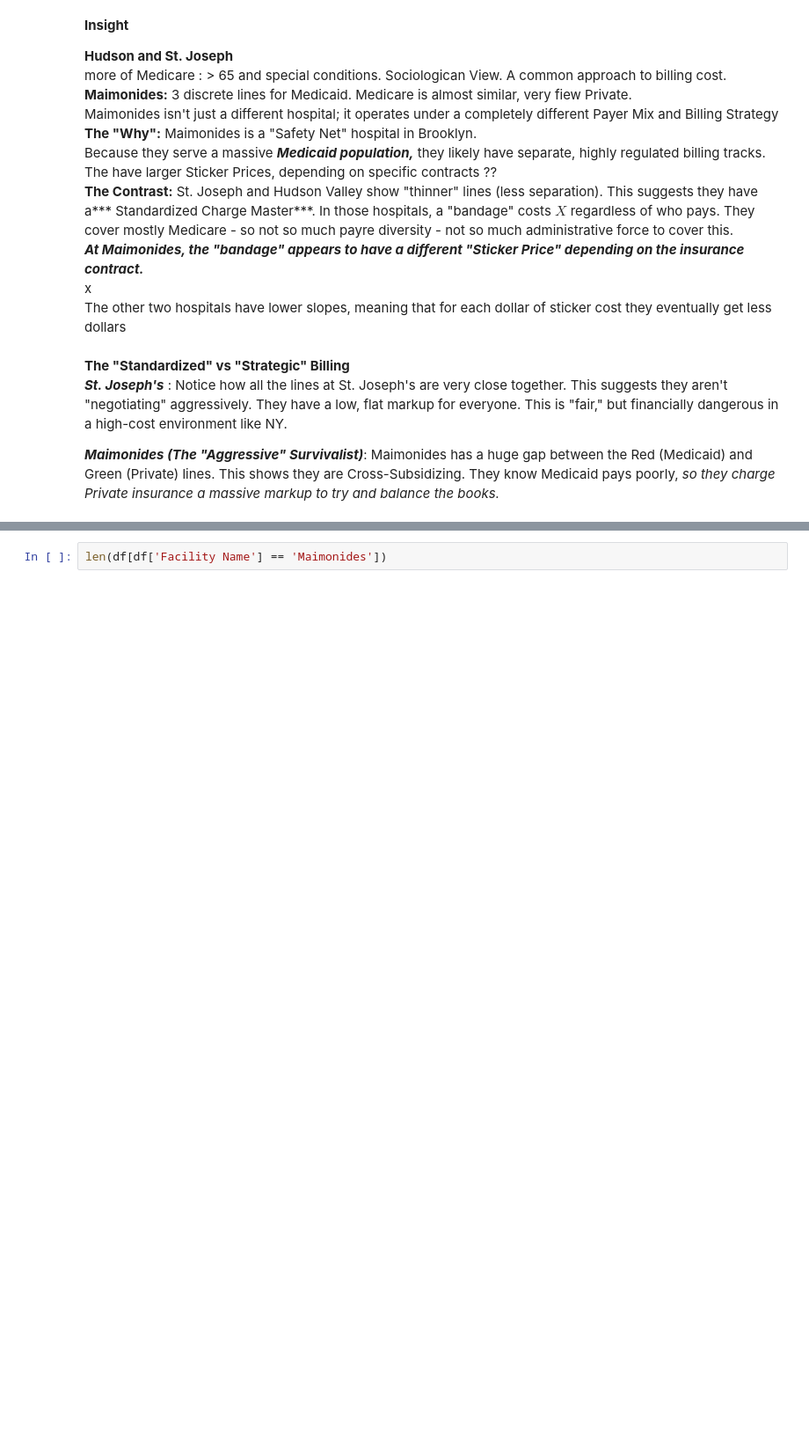
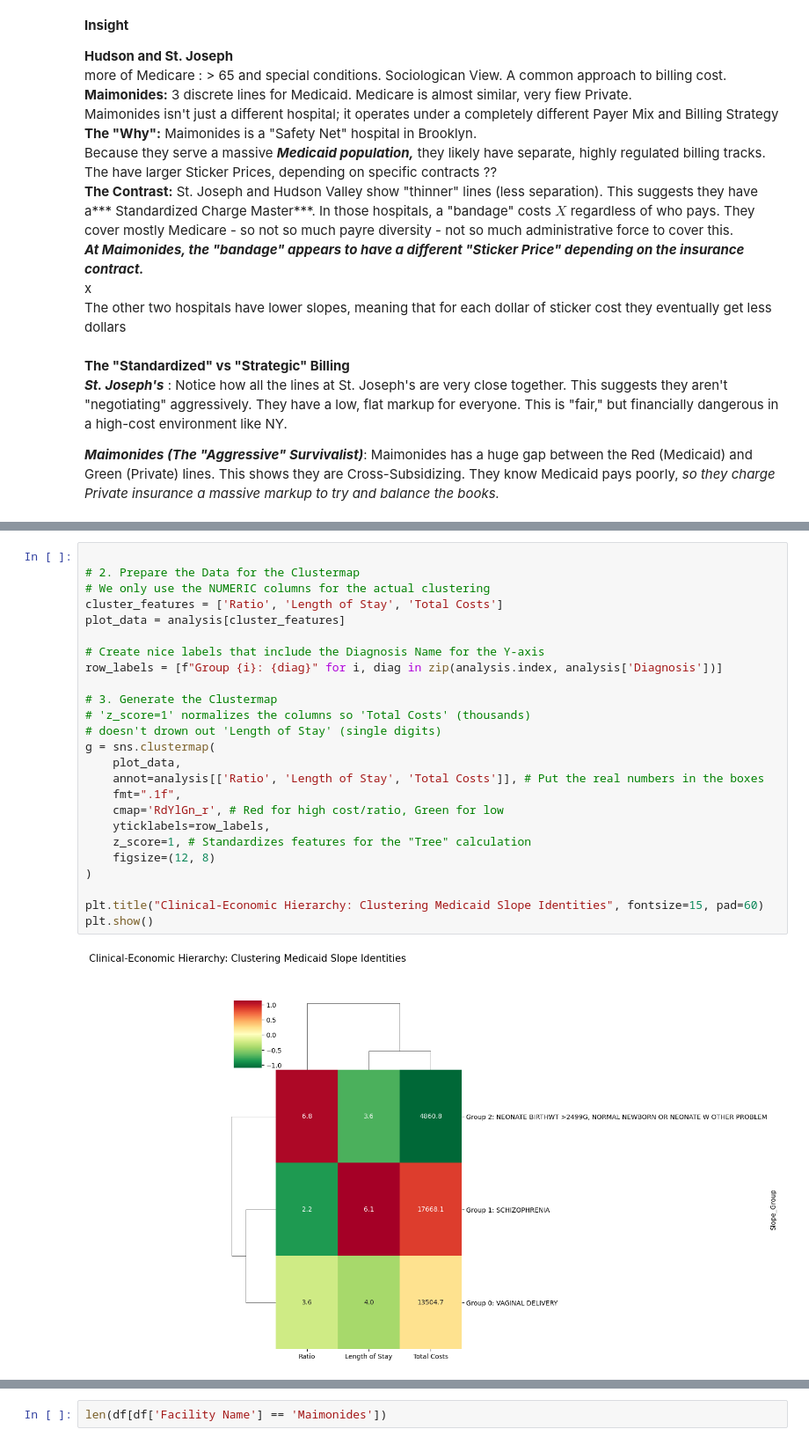
Before and after one commit to kpsalida/HospitalDischarges_Visualization, a Jupyter notebook: viz_eda.ipynb, the cells around one changed output, grey strips where cells are left out. Shown at 88% size. Drawn from its saved outputs; the diff is of its cells as text; blank space fills up the shorter version.

```diff
--- a/viz_eda.ipynb
+++ b/viz_eda.ipynb
@@ -1139,0 +1289,27 @@ The other two hospitals have lower slopes, meaning that for each dollar of stick
+# %%
+
+# 2. Prepare the Data for the Clustermap
+# We only use the NUMERIC columns for the actual clustering
+cluster_features = ['Ratio', 'Length of Stay', 'Total Costs']
+plot_data = analysis[cluster_features]
+
+# Create nice labels that include the Diagnosis Name for the Y-axis
+row_labels = [f"Group {i}: {diag}" for i, diag in zip(analysis.index, analysis['Diagnosis'])]
+
+# 3. Generate the Clustermap
+# 'z_score=1' normalizes the columns so 'Total Costs' (thousands)
+# doesn't drown out 'Length of Stay' (single digits)
+g = sns.clustermap(
+    plot_data,
+    annot=analysis[['Ratio', 'Length of Stay', 'Total Costs']], # Put the real numbers in the boxes
+    fmt=".1f",
+    cmap='RdYlGn_r', # Red for high cost/ratio, Green for low
+    yticklabels=row_labels,
+    z_score=1, # Standardizes features for the "Tree" calculation
+    figsize=(12, 8)
+)
+
+plt.title("Clinical-Economic Hierarchy: Clustering Medicaid Slope Identities", fontsize=15, pad=60)
+plt.show()
+# %% [output]
+[figure, added]
```
Also changed, not shown: parts of 18 cells of this notebook.
